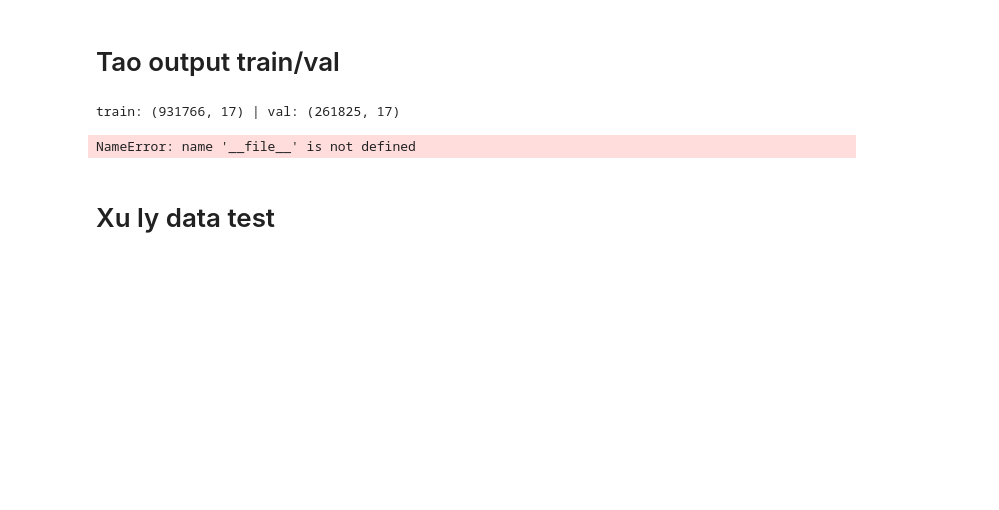
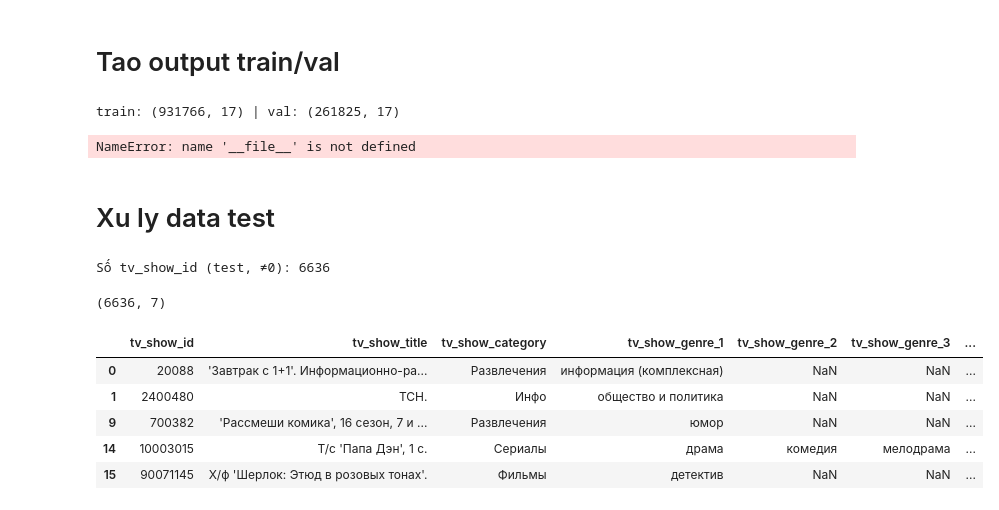
Before and after one commit to ngochuyen2609/tv-program-recommender, a Jupyter notebook: src/preprocessing/preprocessing.ipynb, the cells around one changed output. Cells and saved outputs as stored; diff of their text form; code cells hidden in the pictures; blank space fills up the shorter version.

```diff
--- a/src/preprocessing/preprocessing.ipynb
+++ b/src/preprocessing/preprocessing.ipynb
@@ -690,3 +690,39 @@ val_df.to_parquet(out_val, index=False)
 NameError: name '__file__' is not defined
 # %% [markdown]
 # Xu ly data test
+# %%
+import pandas as pd
+
+def load_test_meta(path=r"C:\bachkhoahanoi\2025.1\Recommend System\data\raw\sweettv-tv-program-recommender\export_arh_31-42-final.csv"):
+    meta = pd.read_csv(path)
+    meta = meta.rename(columns={"channel_id": "vsetv_id"})
+    # lọc 0
+    meta = meta[pd.to_numeric(meta["tv_show_id"], errors="coerce").fillna(0).astype(int) != 0].copy()
+
+    # chuẩn hoá thời gian (nếu cần)
+    meta["start_time"] = pd.to_datetime(meta["start_time"], dayfirst=True, errors="coerce")
+    meta["duration"] = pd.to_numeric(meta["duration"], errors="coerce")
+    meta["prog_end"] = meta["start_time"] + pd.to_timedelta(meta["duration"], unit="s")
+
+    # từ điển tra cứu thuộc tính
+    cols = ["tv_show_id","tv_show_title","tv_show_category","tv_show_genre_1","tv_show_genre_2","tv_show_genre_3","vsetv_id"]
+    meta_lookup = meta[cols].dropna(subset=["tv_show_id"]).drop_duplicates("tv_show_id")
+    return meta, meta_lookup
+
+test_meta, test_lookup = load_test_meta()
+print("Số tv_show_id (test, ≠0):", test_lookup.shape[0])
+# %% [output]
+Số tv_show_id (test, ≠0): 6636
+# %%
+test_lookup.shape
+# %% [output]
+(6636, 7)
+# %%
+test_lookup.head(5)
+# %% [output]
+|  | tv_show_id | tv_show_title | tv_show_category | tv_show_genre_1 | tv_show_genre_2 | tv_show_genre_3 | ... |
+| 0 | 20088 | 'Завтрак с 1+1'. Информационно-ра... | Развлечения | информация (комплексная) | NaN | NaN | ... |
+| 1 | 2400480 | ТСН. | Инфо | общество и политика | NaN | NaN | ... |
+| 9 | 700382 | 'Рассмеши комика', 16 сезон, 7 и ... | Развлечения | юмор | NaN | NaN | ... |
+| 14 | 10003015 | Т/с 'Папа Дэн', 1 с. | Сериалы | драма | комедия | мелодрама | ... |
+| 15 | 90071145 | Х/ф 'Шерлок: Этюд в розовых тонах'. | Фильмы | детектив | NaN | NaN | ... |
```
Also changed, not shown: parts of 1 cell of this notebook, 1 other file.
